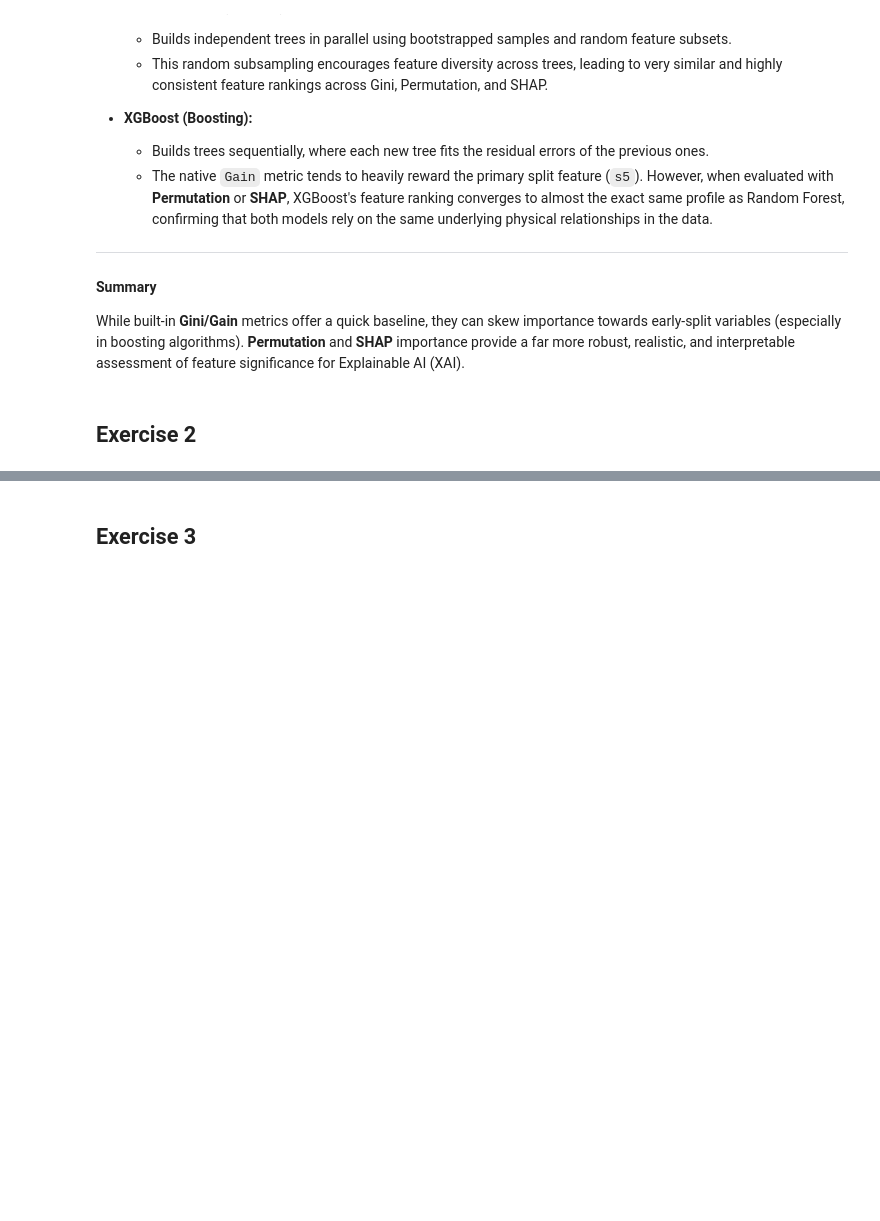
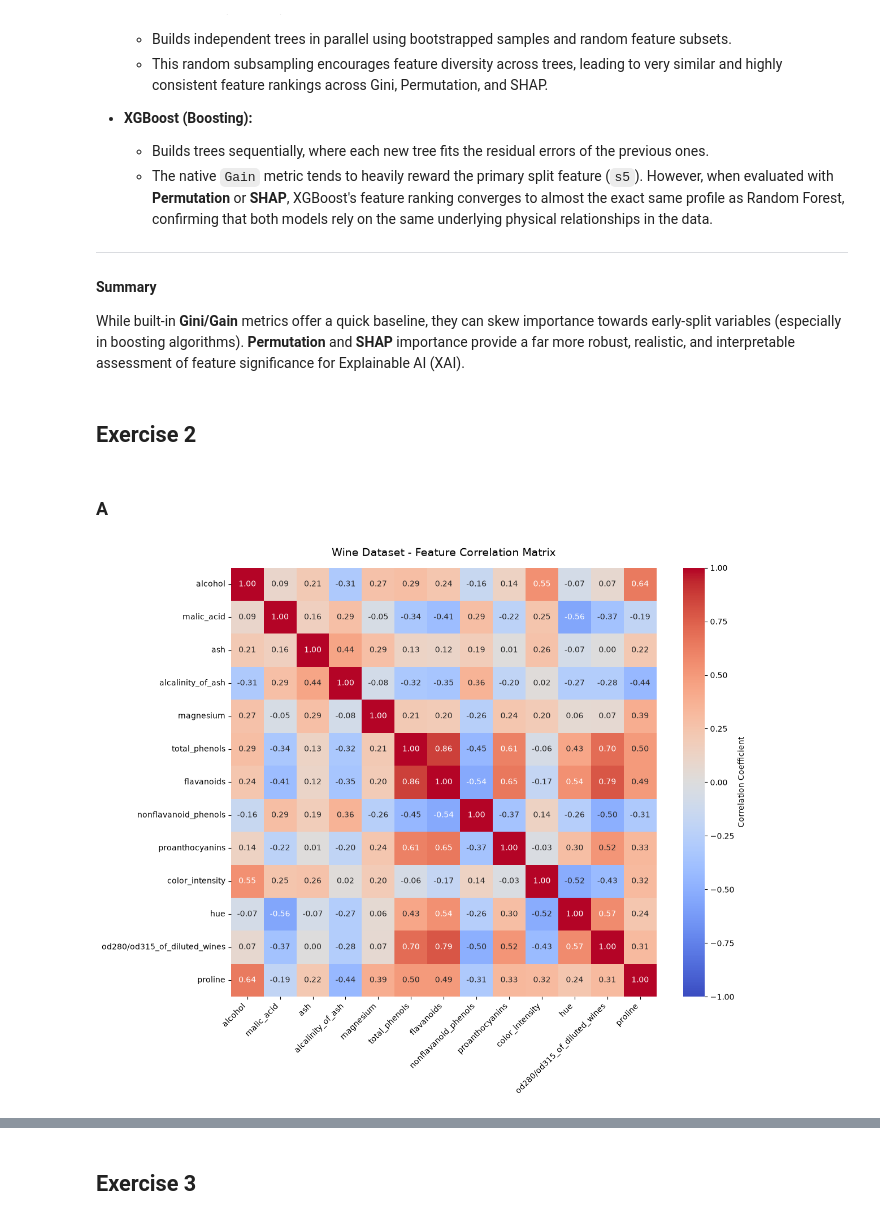
Before and after one commit to Giovanipt2/Advanced-Machine-Learning, a Jupyter notebook: Ensemble Learning/labwork_ensemble_learning.ipynb, the cells around one changed output, grey strips where cells are left out. Saved outputs shown, nothing was run; the diff lists cells and outputs as text; code cells hidden in the pictures; blank space fills up the shorter version.

```diff
--- a/Ensemble Learning/labwork_ensemble_learning.ipynb
+++ b/Ensemble Learning/labwork_ensemble_learning.ipynb
@@ -281,3 +280,35 @@ Together, `s5`, `bmi`, and `bp` account for over **65–70%** of the predictive
 While built-in **Gini/Gain** metrics offer a quick baseline, they can skew importance towards early-split variables (especially in boosting algorithms). **Permutation** and **SHAP** importance provide a far more robust, realistic, and interpretable assessment of feature significance for Explainable AI (XAI).
 # %% [markdown]
 ## Exercise 2
+# %% [markdown]
+### A
+# %%
+from sklearn.datasets import load_wine
+
+# (a) Load the 'wine' dataset
+wine = load_wine(as_frame=True)
+X = wine.data
+y = wine.target
+
+# Compute correlation matrix between features
+corr_matrix = X.corr()
+
+# Plot heatmap respecting all visual constraints
+plt.figure(figsize=(12, 10))
+sns.heatmap(
+    corr_matrix,
+    annot=True,
+    fmt=".2f",
+    cmap="coolwarm",   # Cold colors for negative, warm for positive
+    vmin=-1.0,
+    vmax=1.0,          # Legend limits forced to [-1, +1]
+    cbar_kws={'label': 'Correlation Coefficient'}
+)
+
+plt.xticks(rotation=45, ha='right')  # X-labels rotated 45 degrees
+plt.yticks(rotation=0)
+plt.title("Wine Dataset - Feature Correlation Matrix", fontsize=14, pad=15)
+plt.tight_layout()
+plt.show()
+# %% [output]
+[figure, added]
```
Also changed, not shown: parts of 39 cells of this notebook, 2 other files.
